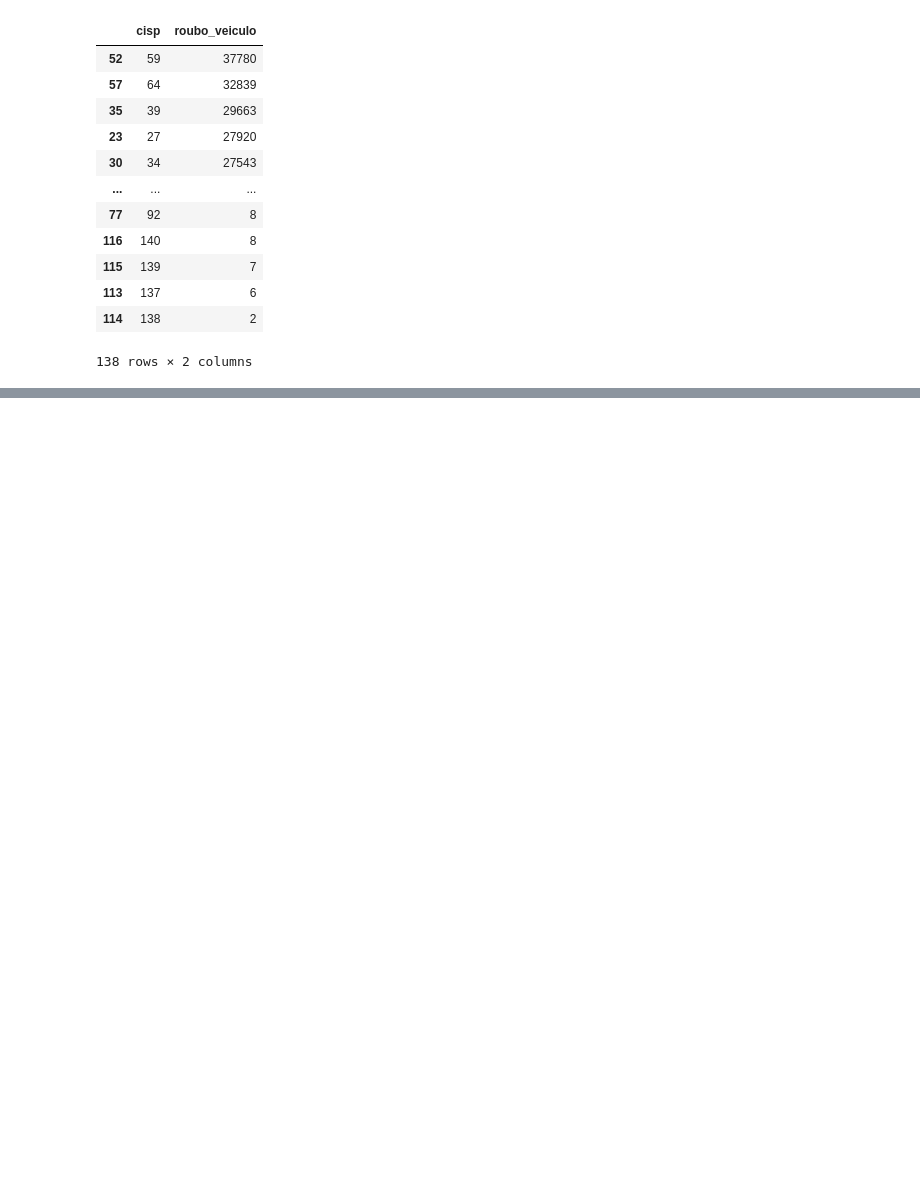
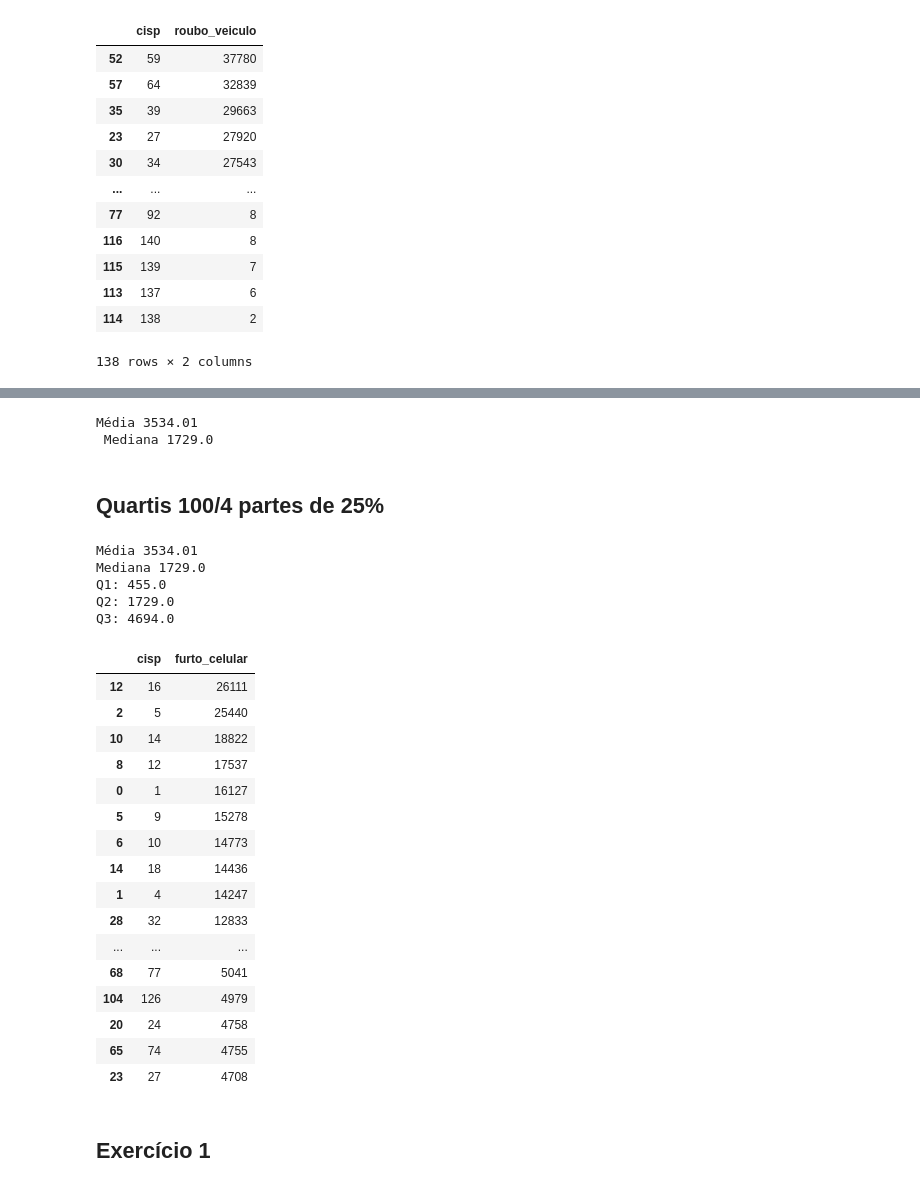
Before and after one commit to Felipe-0310/Uc2, a Jupyter notebook: ispdados.ipynb, the cells around one changed output, grey strips where cells are left out. Drawn from its saved outputs; the diff is of its cells as text; code cells hidden in the pictures; blank space fills up the shorter version.

```diff
--- a/ispdados.ipynb
+++ b/ispdados.ipynb
@@ -96,0 +101,4 @@ df_furto_cel_dp
+# %%
+df_furto_cel_dp = df.groupby('cisp')['furto_celular'].sum().reset_index()
+df_furto_cel_dp.sort_values(by='furto_celular',ascending = False, inplace = True)
+df_furto_cel_dp
@@ -132,0 +232,3 @@ df_roubo_veiculo_dp
+# %%
+array_furto_cel_dp = np.array(df_furto_cel_dp['furto_celular'])
+array_furto_cel_dp
@@ -132,0 +255,48 @@ df_roubo_veiculo_dp
+# %%
+print(f'Média {media:.2f}\n Mediana {mediana}')
+# %% [output]
+Média 3534.01
+ Mediana 1729.0
+# %% [markdown]
+## Quartis 100/4 partes de 25%
+# %%
+media = np.mean(array_furto_cel_dp)
+mediana = np.median(array_furto_cel_dp)
+q1 = np.percentile(array_furto_cel_dp, 25)
+q2 = np.percentile(array_furto_cel_dp,50)
+q3 = np.percentile(array_furto_cel_dp,75)
+# %%
+print(f'Média {media:.2f}')
+print(f'Mediana {mediana}')
+print(f'Q1: {q1}')
+print(f'Q2: {q2}')
+print(f'Q3: {q3}')
+# %% [output]
+Média 3534.01
+Mediana 1729.0
+Q1: 455.0
+Q2: 1729.0
+Q3: 4694.0
+# %%
+df_furto_cel_acima_q3 = df_furto_cel_dp.loc[df_furto_cel_dp['furto_celular'] > q3]
+df_furto_cel_acima_q3
+# %% [output]
+|  | cisp | furto_celular |
+| 12 | 16 | 26111 |
+| 2 | 5 | 25440 |
+| 10 | 14 | 18822 |
+| 8 | 12 | 17537 |
+| 0 | 1 | 16127 |
+| 5 | 9 | 15278 |
+| 6 | 10 | 14773 |
+| 14 | 18 | 14436 |
+| 1 | 4 | 14247 |
+| 28 | 32 | 12833 |
+| ... | ... | ... |
+| 68 | 77 | 5041 |
+| 104 | 126 | 4979 |
+| 20 | 24 | 4758 |
+| 65 | 74 | 4755 |
+| 23 | 27 | 4708 |
+# %% [markdown]
+## Exercício 1
```
Also changed, not shown: parts of 27 cells of this notebook.
